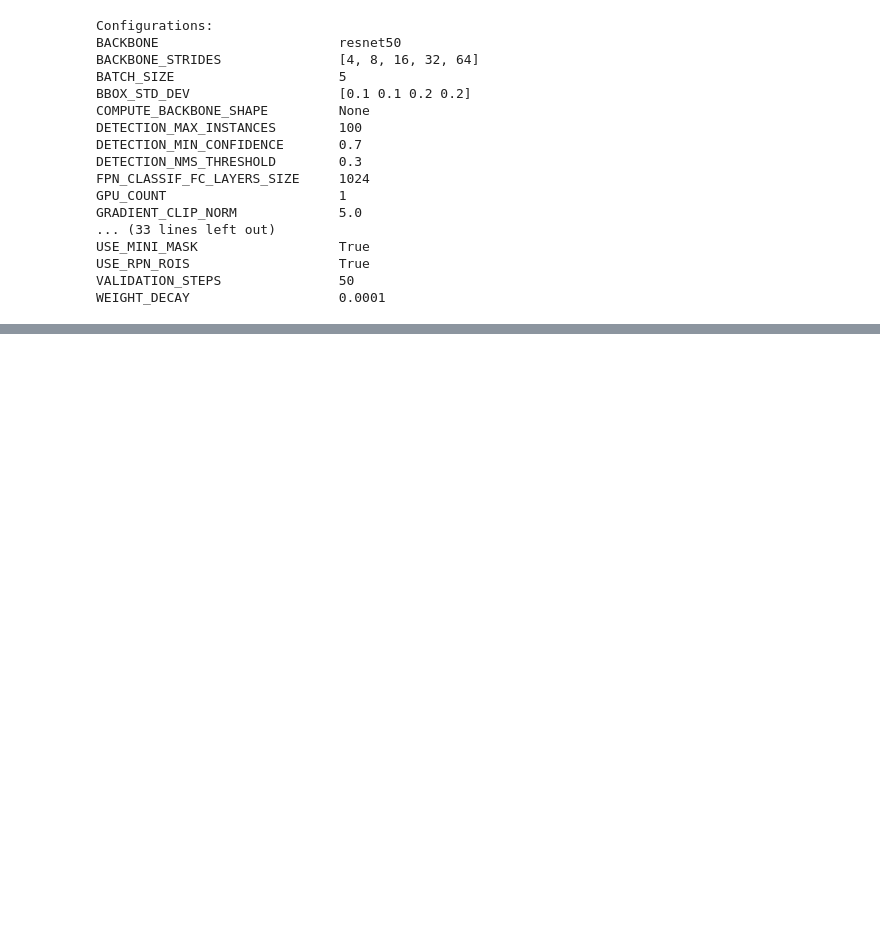
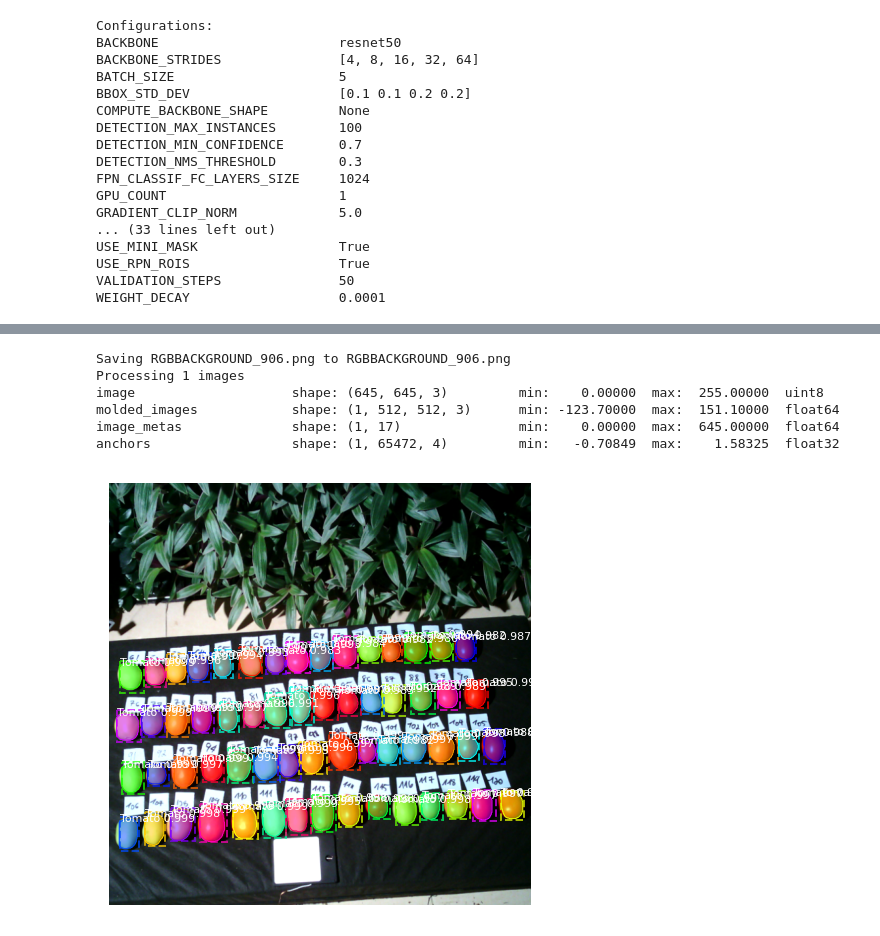
Before and after one commit to eitanfass/image-processing, a Jupyter notebook: trained_model_for_final_project_tomato_detection.ipynb, the cells around one changed output, grey strips where cells are left out. Drawn from its saved outputs; the diff is of its cells as text; code cells hidden in the pictures; blank space fills up the shorter version.

```diff
--- a/trained_model_for_final_project_tomato_detection.ipynb
+++ b/trained_model_for_final_project_tomato_detection.ipynb
@@ -458,0 +467,28 @@ ValueError: ignored
+# %%
+def mask_image(img):
+  img_arr = np.array(img)
+
+  results = test_model.detect([img_arr], verbose=1)
+  r = results[0]
+  class_names=['BG', 'Bird', 'Human', 'Cup (object)', 'Tomato']
+  # colors = tuple(np.take(mask_colors, r['class_ids'], axis=0))
+
+  visualize.display_instances(img, r['rois'], r['masks'], r['class_ids'],
+                              class_names, r['scores'], figsize=(16, 8),
+                              )
+  return r
+# %%
+from google.colab import files
+from matplotlib import pyplot as plt
+from skimage import io
+
+# upload an image
+uploaded = files.upload()
+img_path = list(uploaded.keys())[0]
+img = io.imread(img_path)
+if img.shape[2]==4:
+      img=img[:,:,:3]
+
+# call our function
+result = mask_image(img)
+# %% [output]
@@ -458,0 +496,7 @@ ValueError: ignored
+Saving RGBBACKGROUND_906.png to RGBBACKGROUND_906.png
+Processing 1 images
+image                    shape: (645, 645, 3)         min:    0.00000  max:  255.00000  uint8
+molded_images            shape: (1, 512, 512, 3)      min: -123.70000  max:  151.10000  float64
+image_metas              shape: (1, 17)               min:    0.00000  max:  645.00000  float64
+anchors                  shape: (1, 65472, 4)         min:   -0.70849  max:    1.58325  float32
+[figure, added]
```
Also changed, not shown: parts of 17 cells of this notebook.
